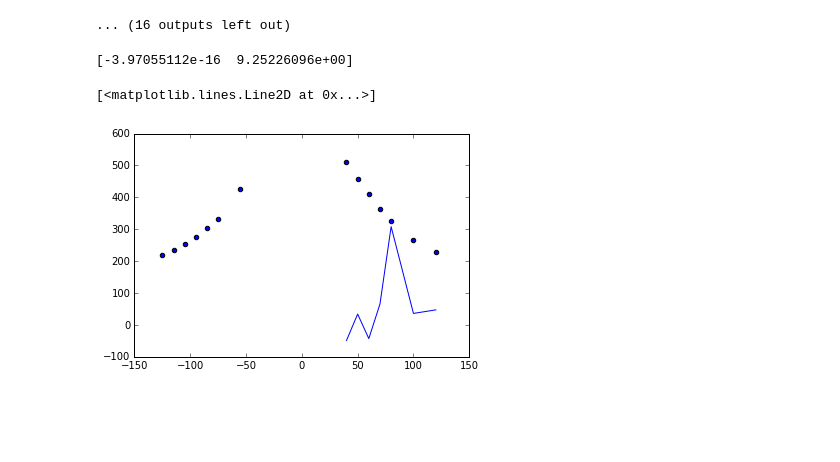
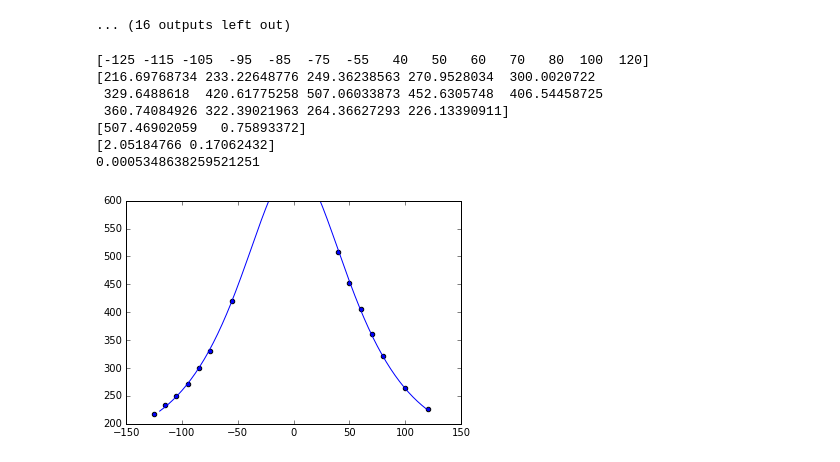
Before and after one commit to jmanlarkin/Compton, a Jupyter notebook: Scattering Fits.ipynb, the cells around one changed output. Saved outputs shown, nothing was run; the diff lists cells and outputs as text; code cells hidden in the pictures; blank space fills up the shorter version.

Commit message:
Energy function sorted, chi squared resolved for callibration, and working on finalizing plots.

```diff
--- a/Scattering Fits.ipynb
+++ b/Scattering Fits.ipynb
@@ -352,22 +417,32 @@ err = np.asarray([[Al_55param[0][1]], Al_65param[0][1], Al_75param[0][1], Al_85p
 # %%
 from scipy import constants
 
+def Chi2(angles, param, data):
+    return np.sum((data-Energy(angles, *param))**2/(data)**2)
+
 def Energy(angles, m, phi):
-    A = 1/(661.657)
-    B = 1/(m*constants.c**2)
-    return 1/(A+B*np.cos(angles-phi))
+    return 1/((1/661.657)+(1/m)*(1-np.cos(np.deg2rad(np.abs(angles-phi)))))
 
-angles = np.asarray([55, 65, 75, 85, 95, 105, 125, 220, 230, 240, 250, 260, 280, 300])
+angles = np.asarray([55, 65, 75, 85, 95, 105, 125, 220, 230, 240, 250, 260, 280, 300])-180
 
 energies = Linear(peaks, *linearFit_par)
 
-test1, test2 = curve_fit(Energy, angles[7:]-180, energies[7:], p0=[constants.e, 0.0])
+test1, test2 = curve_fit(Energy, angles, energies, p0=[510, 0.1])
 
-print(test1)
+print(angles)
+print(energies)
 
-plt.scatter(angles-180, energies)
-plt.plot(angles[7:]-180, Energy(angles[7:]-180, *test1))
+plt.scatter(angles, energies)
+plt.plot(np.arange(-120, 120), Energy(np.arange(-120, 120), *test1))
+plt.ylim(top=600, bottom=200)
+print(test1), print(np.sqrt(np.diag(test2)))
+print(Chi2(angles, test1, energies))
 # %% [output]
-[-3.97055112e-16  9.25226096e+00]
+[-125 -115 -105  -95  -85  -75  -55   40   50   60   70   80  100  120]
+[216.69768734 233.22648776 249.36238563 270.9528034  300.0020722
+ 329.6488618  420.61775258 507.06033873 452.6305748  406.54458725
+ 360.74084926 322.39021963 264.36627293 226.13390911]
+[507.46902059   0.75893372]
+[2.05184766 0.17062432]
+0.0005348638259521251
-[<matplotlib.lines.Line2D at 0x...>]
-[figure, old version]
+[figure, new version]
```
Also changed, not shown: parts of 3 cells of this notebook, 7 other files.
